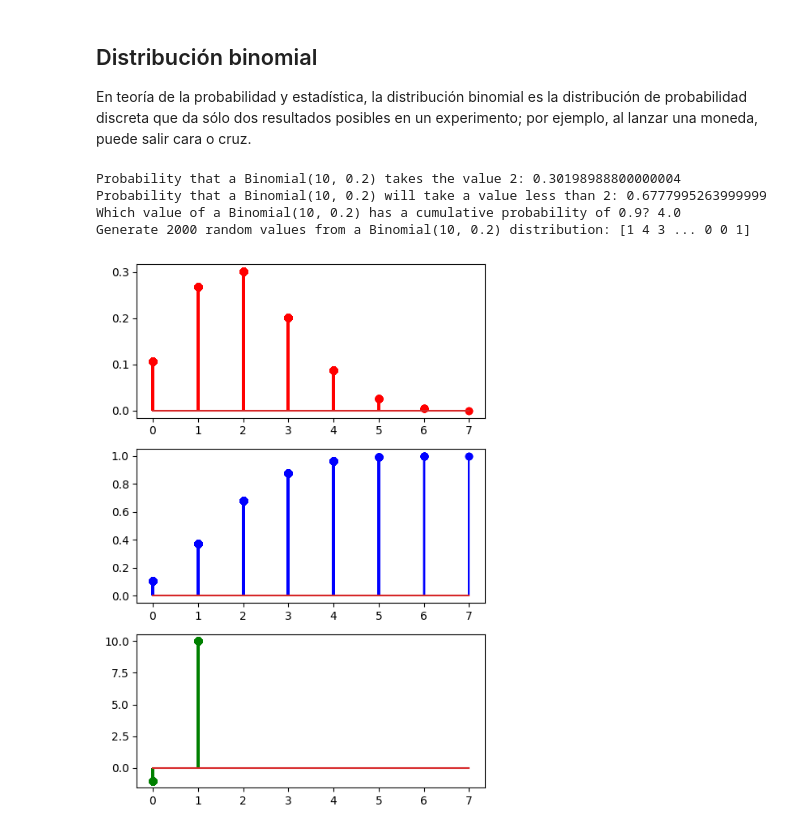
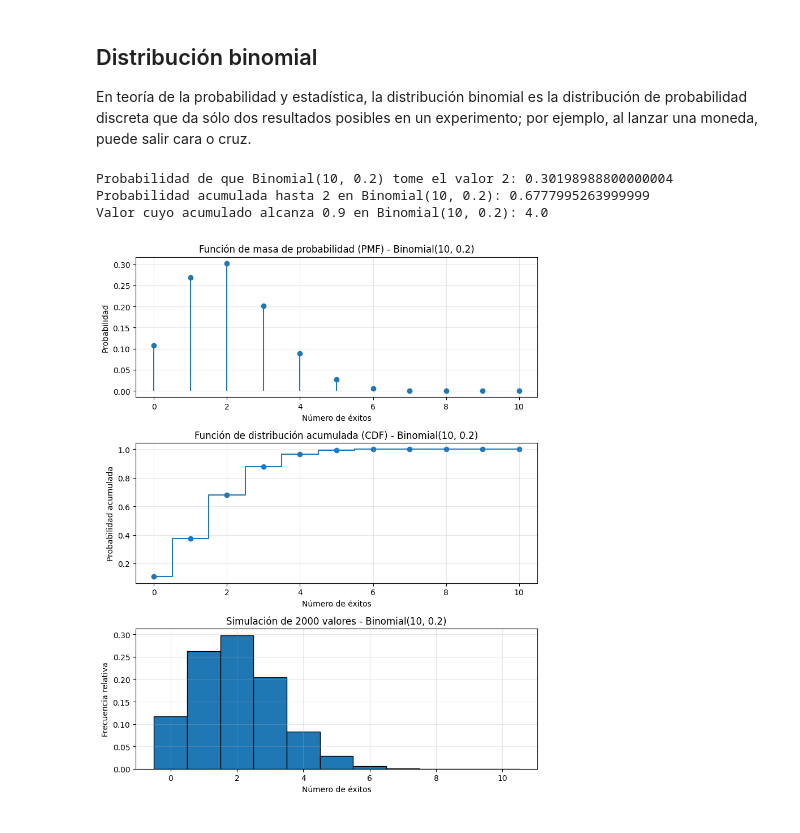
Before and after one commit to 4GeeksAcademy/carlos-gondelles-probability-distribution-exercises-project-with-python, a Jupyter notebook: notebook/problems.es.ipynb, the cells around one changed output. Cells and saved outputs as stored; diff of their text form; code cells hidden in the pictures.

Commit message:
Probability Distribution Project - Variables Aleatorias

```diff
--- a/notebook/problems.es.ipynb
+++ b/notebook/problems.es.ipynb
@@ -40,44 +40,64 @@ def rbinom(n, size, prob = 0.5):
     result = binom.rvs(n = size, p = prob, size = n)
 
     return result
-# %%
-# Distribución binomial(10, 0.2), dónde n = 10 es el número de ensayos y p = 0.2 es la probabilidad de éxito en un solo ensayo
-import numpy as np
-
-np.random.seed(42)
-
-print(f"Probability that a Binomial(10, 0.2) takes the value 2: {dbinom(2, size = 10, prob = 0.2)}")
-print(f"Probability that a Binomial(10, 0.2) will take a value less than 2: {pbinom(2, size = 10, prob = 0.2)}")
-print(f"Which value of a Binomial(10, 0.2) has a cumulative probability of 0.9? {qbinom(0.9, size = 10, prob = 0.2)}")
-print(f"Generate 2000 random values from a Binomial(10, 0.2) distribution: {rbinom(2000, size = 10, prob = 0.2)}")
-# %% [output]
-Probability that a Binomial(10, 0.2) takes the value 2: 0.30198988800000004
-Probability that a Binomial(10, 0.2) will take a value less than 2: 0.6777995263999999
-Which value of a Binomial(10, 0.2) has a cumulative probability of 0.9? 4.0
-Generate 2000 random values from a Binomial(10, 0.2) distribution: [1 4 3 ... 0 0 1]
 # %%
+import numpy as np
 import matplotlib.pyplot as plt
+from scipy.stats import binom
 
 np.random.seed(42)
 
-size = 10
-prob = 0.2
-data = rbinom(2000, size = 10, prob = 0.2)
+# Parámetros de la distribución binomial
+n = 10
+p = 0.2
 
-pmf = dbinom(data, size = size, prob = prob)
-cdf = pbinom(data, size = size, prob = prob)
-ppf = qbinom(data, size = size, prob = prob)
+# Valores posibles de la variable aleatoria
+x = np.arange(0, n + 1)
 
-fig, axis = plt.subplots(3, 1, figsize = (5, 7))
+# Funciones principales
+pmf = binom.pmf(x, n=n, p=p)
+cdf = binom.cdf(x, n=n, p=p)
 
-axis[0].stem(data, pmf, "r-")
-axis[1].stem(data, cdf, "b-")
-axis[2].stem(data, ppf, "g-")
+# Cálculos puntuales
+probabilidad_2 = binom.pmf(2, n=n, p=p)
+acumulada_2 = binom.cdf(2, n=n, p=p)
+cuantil_09 = binom.ppf(0.9, n=n, p=p)
 
-# Adjust the layout
+# Muestra aleatoria
+muestra = binom.rvs(n=n, p=p, size=2000)
+
+print(f"Probabilidad de que Binomial(10, 0.2) tome el valor 2: {probabilidad_2}")
+print(f"Probabilidad acumulada hasta 2 en Binomial(10, 0.2): {acumulada_2}")
+print(f"Valor cuyo acumulado alcanza 0.9 en Binomial(10, 0.2): {cuantil_09}")
+
+fig, axis = plt.subplots(3, 1, figsize=(8, 10))
+
+# PMF
+axis[0].stem(x, pmf, basefmt=" ")
+axis[0].set_title("Función de masa de probabilidad (PMF) - Binomial(10, 0.2)")
+axis[0].set_xlabel("Número de éxitos")
+axis[0].set_ylabel("Probabilidad")
+axis[0].grid(alpha=0.3)
+
+# CDF
+axis[1].step(x, cdf, where="mid")
+axis[1].scatter(x, cdf)
+axis[1].set_title("Función de distribución acumulada (CDF) - Binomial(10, 0.2)")
+axis[1].set_xlabel("Número de éxitos")
+axis[1].set_ylabel("Probabilidad acumulada")
+axis[1].grid(alpha=0.3)
+
+# Simulación
+axis[2].hist(muestra, bins=np.arange(-0.5, n + 1.5, 1), density=True, edgecolor="black")
+axis[2].set_title("Simulación de 2000 valores - Binomial(10, 0.2)")
+axis[2].set_xlabel("Número de éxitos")
+axis[2].set_ylabel("Frecuencia relativa")
+axis[2].grid(alpha=0.3)
+
 plt.tight_layout()
-
-# Show the plot
 plt.show()
 # %% [output]
+Probabilidad de que Binomial(10, 0.2) tome el valor 2: 0.30198988800000004
+Probabilidad acumulada hasta 2 en Binomial(10, 0.2): 0.6777995263999999
+Valor cuyo acumulado alcanza 0.9 en Binomial(10, 0.2): 4.0
-[figure, old version]
+[figure, new version]
```
Also changed, not shown: parts of 3 cells of this notebook.
